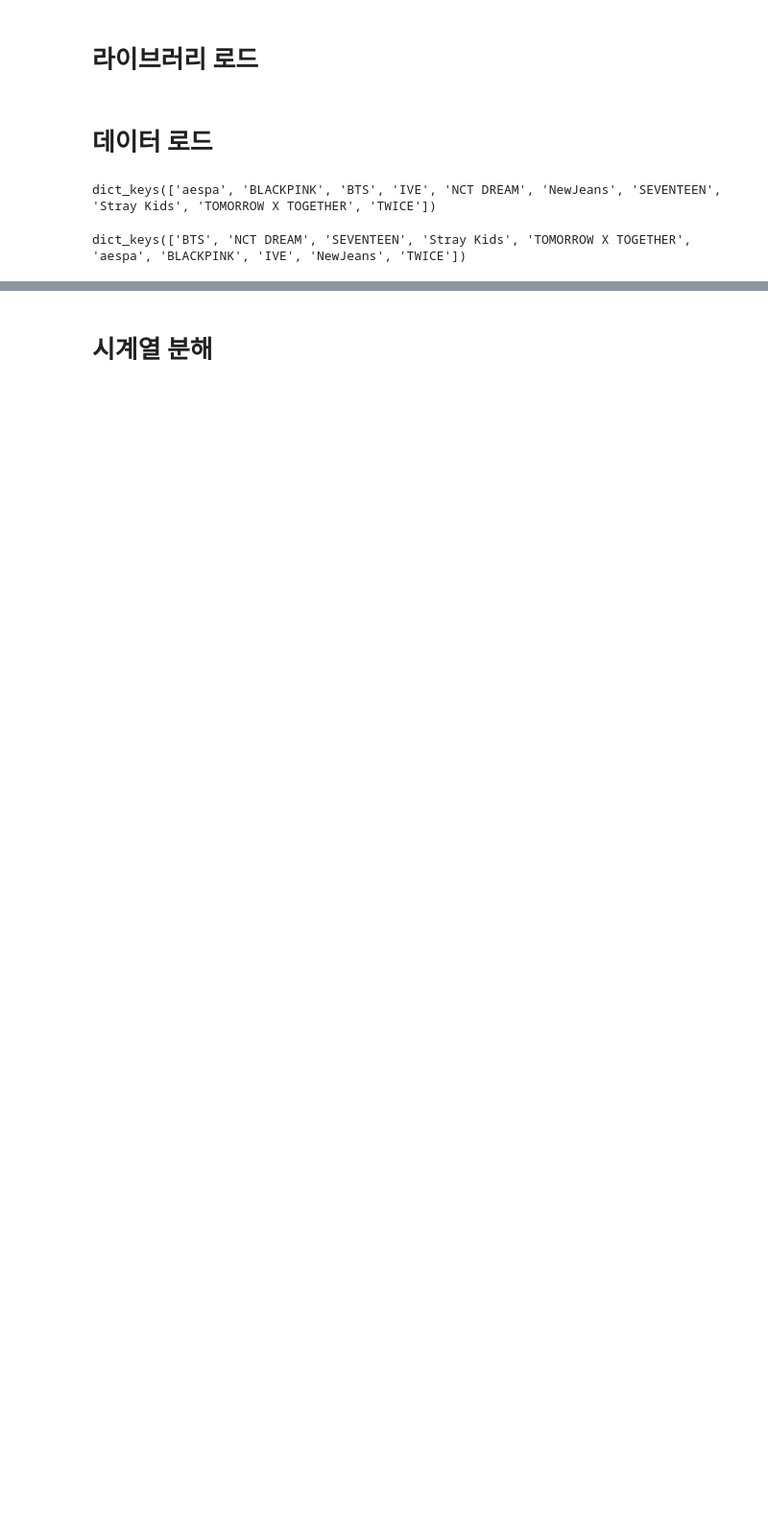
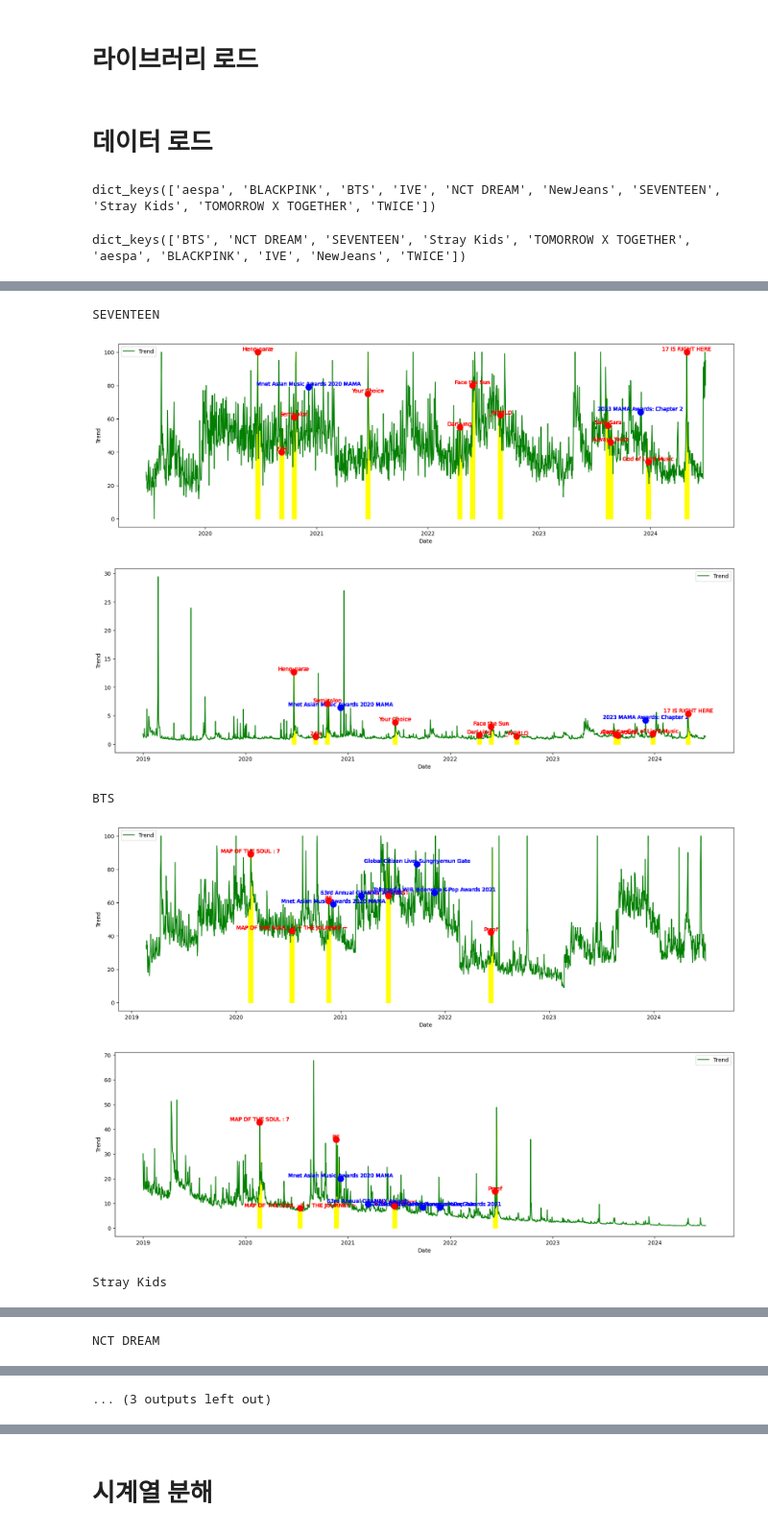
Before and after one commit to lucio-karin0506/Artist_Trend_Analysis, a Jupyter notebook: eda/trend_decompose.ipynb, the cells around one changed output, grey strips where cells are left out. Shown at 96% size. Cells and saved outputs as stored; diff of their text form; code cells hidden in the pictures; blank space fills up the shorter version.

```diff
--- a/eda/trend_decompose.ipynb
+++ b/eda/trend_decompose.ipynb
@@ -42,0 +47,26 @@ dict_keys(['BTS', 'NCT DREAM', 'SEVENTEEN', 'Stray Kids', 'TOMORROW X TOGETHER',
+# %%
+# 아티스트 앨범 정보
+# 아티스트 앨범, 공연 정보 get
+artist_album_df = pd.read_csv('album_dataset/top5_group_info.csv', index_col=0)
+artist_album_df = artist_album_df.drop(['main_genre', 'sub_genre'], axis=1)
+
+album_df = artist_album_df[~artist_album_df['album_type'].isin(['Other', 'Broadcast'])].query("release_date >= '2020-01-01' and release_date <= '2024-06-30'")
+album_df = album_df[['artist_name', 'debut_date', 'member_cnt', 'sub_group_cnt', 'album_name', 'album_type', 'release_date', 'track_cnt', 'avg_track_play_time']]
+
+event_df = artist_album_df[['artist_name', 'debut_date', 'participant_type', 'event_name', 'event_type', 'event_begin_date', 'event_end_date']].drop_duplicates()
+event_df = event_df.query("event_begin_date >= '2020-01-01' and event_begin_date <= '2024-06-30'")
+
+artist_info_dic = {}
+for artist_name in boy_group + girl_group:
+
+    single_album_df = album_df[album_df['artist_name'] == artist_name].sort_values('release_date').reset_index(drop=True)
+    single_album_df['release_date'] = pd.to_datetime(single_album_df['release_date'])
+
+    single_event_df = event_df[event_df['artist_name'] == artist_name]
+    single_event_df['event_begin_date'] = pd.to_datetime(single_event_df['event_begin_date'])
+
+    single_artist_df = pd.merge(single_album_df, single_event_df.drop('debut_date', axis=1), how='inner', on='artist_name')
+
+    artist_info_dic[artist_name] = single_artist_df
+
+artist_info_dic.keys()
@@ -42,0 +123,14 @@ dict_keys(['BTS', 'NCT DREAM', 'SEVENTEEN', 'Stray Kids', 'TOMORROW X TOGETHER',
+# %%
+for artist_name in boy_group:
+
+    print(artist_name)
+    show_daily_trends(google_trend_dic[artist_name], artist_info_dic[artist_name])
+    show_daily_trends(naver_trend_dic[artist_name], artist_info_dic[artist_name])
+# %% [output]
+SEVENTEEN
+[figure, added]
+[figure, added]
+BTS
+[figure, added]
+[figure, added]
+Stray Kids
@@ -42,0 +139 @@ dict_keys(['BTS', 'NCT DREAM', 'SEVENTEEN', 'Stray Kids', 'TOMORROW X TOGETHER',
+NCT DREAM
@@ -42,0 +142 @@ dict_keys(['BTS', 'NCT DREAM', 'SEVENTEEN', 'Stray Kids', 'TOMORROW X TOGETHER',
+... (3 outputs left out)
```
Also changed, not shown: parts of 13 cells of this notebook.
